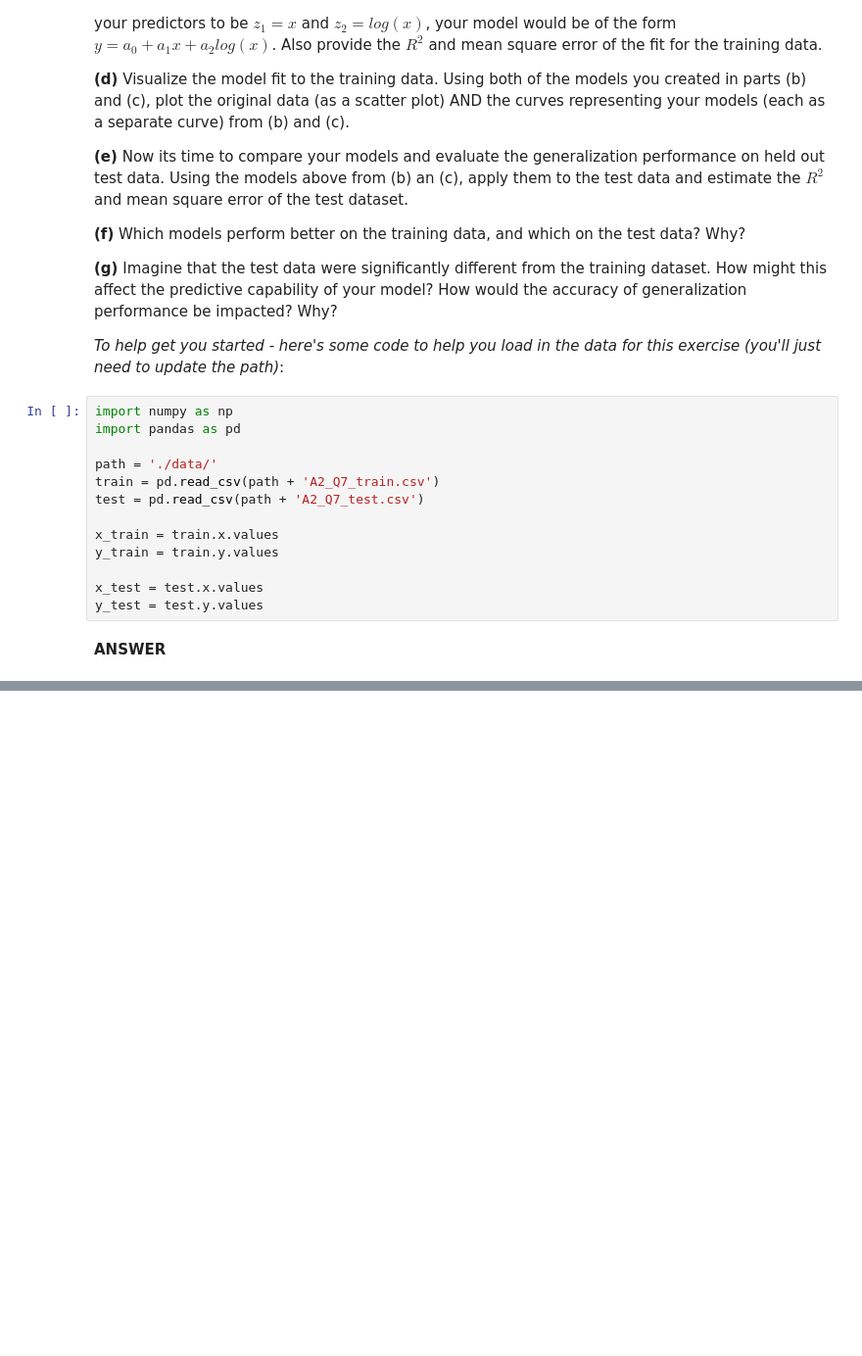
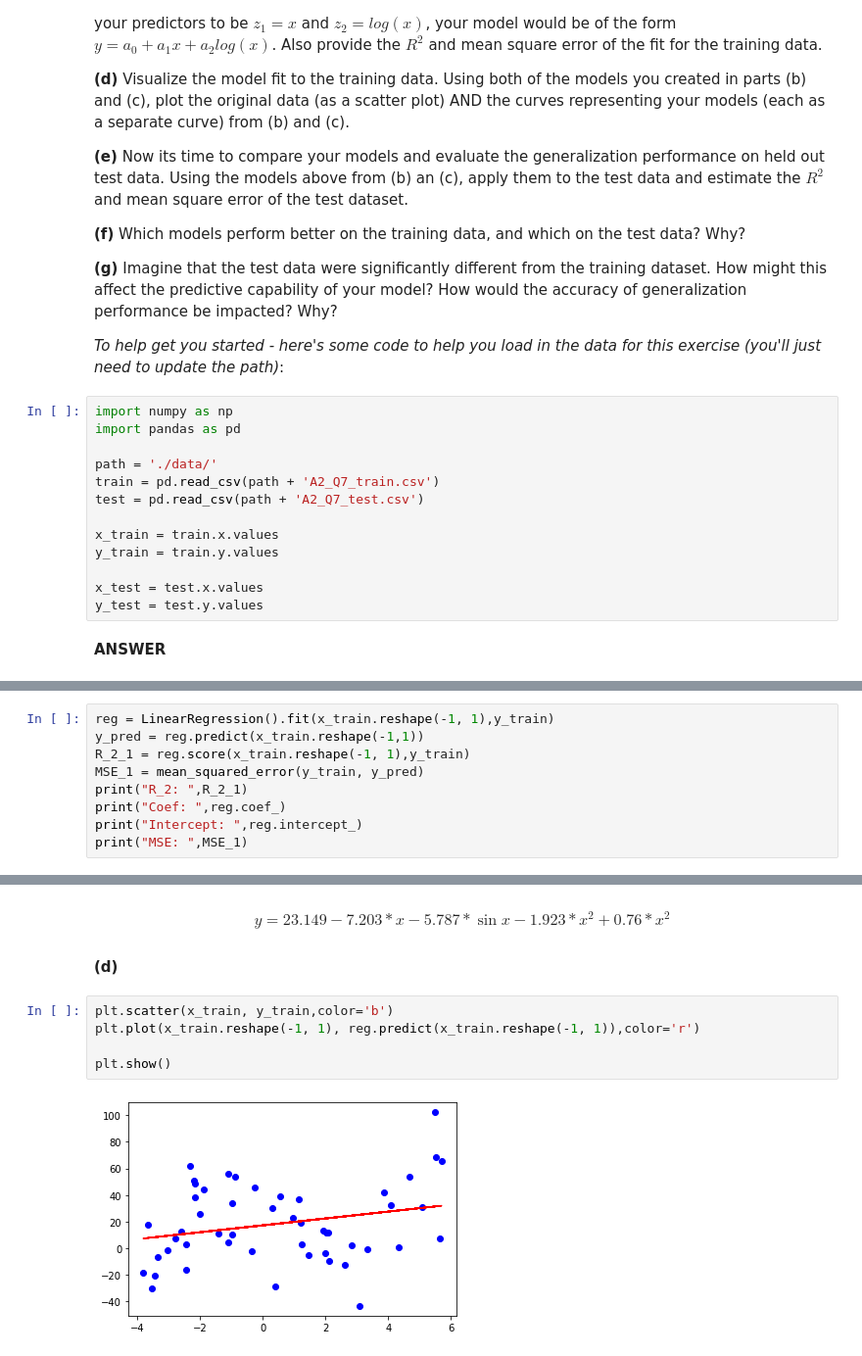
Before and after one commit to HarTigran/ids705, a Jupyter notebook: assignments/Assignment_2.ipynb, the cells around one changed output, grey strips where cells are left out. Shown: that part at 98% size. Drawn from its saved outputs; the diff is of its cells as text; blank space fills up the shorter version.

```diff
--- a/assignments/Assignment_2.ipynb
+++ b/assignments/Assignment_2.ipynb
@@ -456,0 +518,9 @@ y_test = test.y.values
+# %%
+reg = LinearRegression().fit(x_train.reshape(-1, 1),y_train)
+y_pred = reg.predict(x_train.reshape(-1,1))
+R_2_1 = reg.score(x_train.reshape(-1, 1),y_train)
+MSE_1 = mean_squared_error(y_train, y_pred)
+print("R_2: ",R_2_1)
+print("Coef: ",reg.coef_)
+print("Intercept: ",reg.intercept_)
+print("MSE: ",MSE_1)
@@ -456,0 +558,11 @@ y_test = test.y.values
+# %% [markdown]
+$$ y = 23.149 -7.203*x - 5.787*\sin{x} - 1.923*x^2 + 0.76*x^2$$
+# %% [markdown]
+**(d)**
+# %%
+plt.scatter(x_train, y_train,color='b')
+plt.plot(x_train.reshape(-1, 1), reg.predict(x_train.reshape(-1, 1)),color='r')
+
+plt.show()
+# %% [output]
+[figure, added]
```
Also changed, not shown: parts of 24 cells of this notebook.
